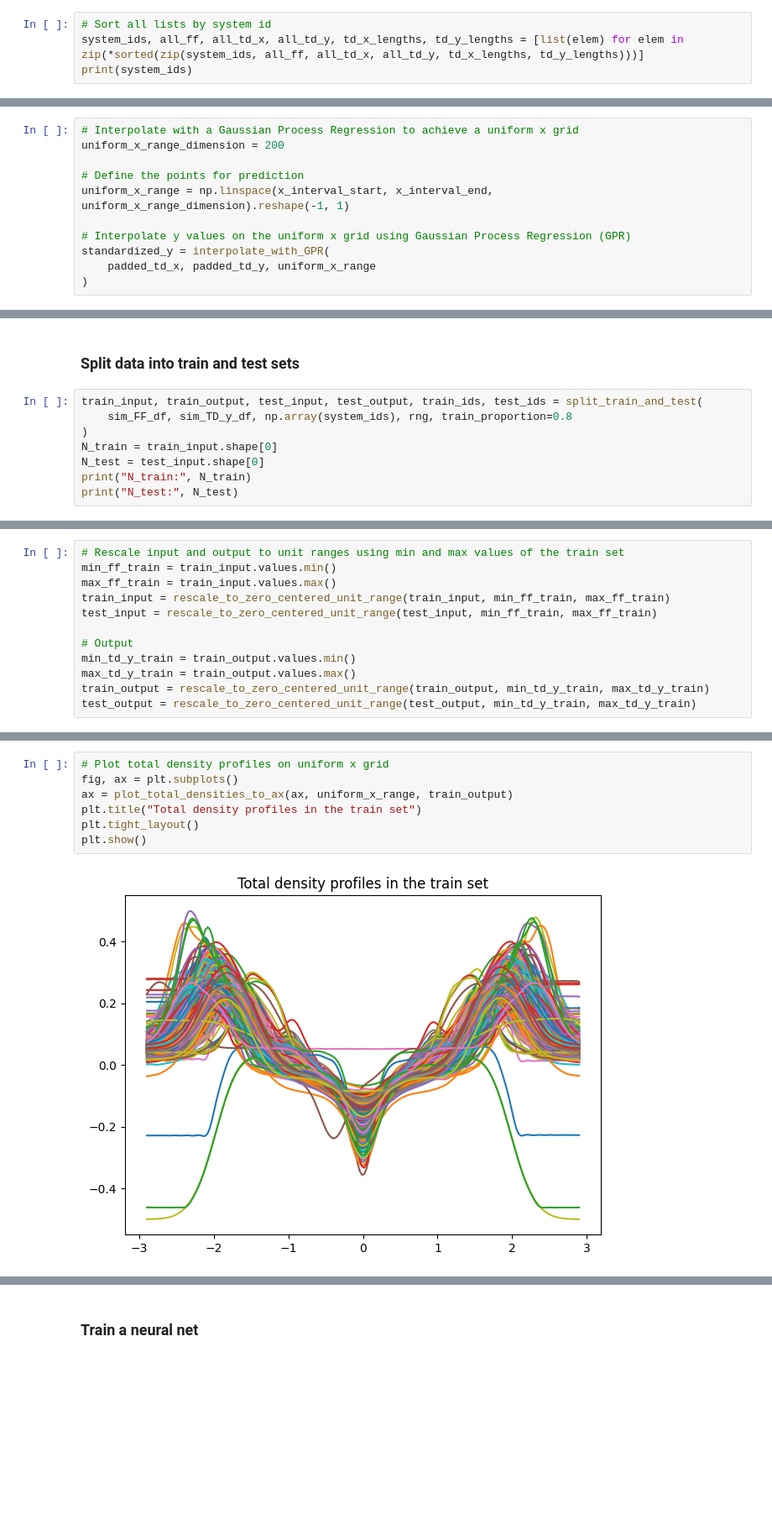
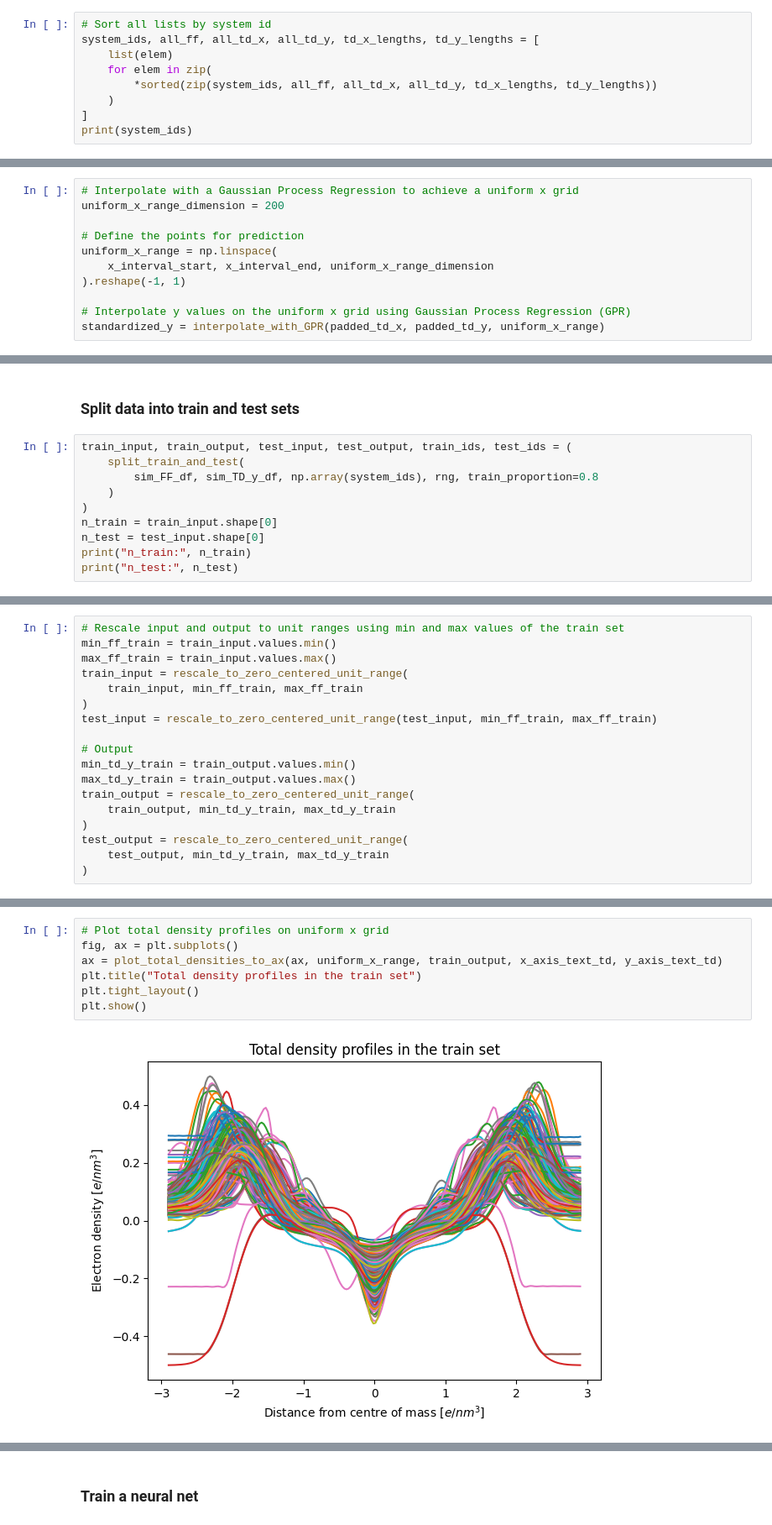
Before and after one commit to Simula-Consulting/NMRlipids, a Jupyter notebook: FormFactor_to_TotalDensity_model_training_walkthrough.ipynb, the cells around one changed output, grey strips where cells are left out. Shown at 84% size. Cells and saved outputs as stored; diff of their text form; blank space fills up the shorter version.

```diff
--- a/FormFactor_to_TotalDensity_model_training_walkthrough.ipynb
+++ b/FormFactor_to_TotalDensity_model_training_walkthrough.ipynb
@@ -126,7 +136,12 @@ print("Number of form factor and total density pairs:", N_experiments)
 Number of form factor and total density pairs: 774
 # %%
 # Sort all lists by system id
-system_ids, all_ff, all_td_x, all_td_y, td_x_lengths, td_y_lengths = [list(elem) for elem in zip(*sorted(zip(system_ids, all_ff, all_td_x, all_td_y, td_x_lengths, td_y_lengths)))]
+system_ids, all_ff, all_td_x, all_td_y, td_x_lengths, td_y_lengths = [
+    list(elem)
+    for elem in zip(
+        *sorted(zip(system_ids, all_ff, all_td_x, all_td_y, td_x_lengths, td_y_lengths))
+    )
+]
 print(system_ids)
 # %% [output]
 [2, 3, 4, 5, 6, 7, 8, 9, 10, 11, 12, 13, 14, 15, 16, 17, 18, 19, 20, 21, 22, 23, 24, 25, 26, 27, 30, 32, 33, 34, 35, 36, 37, 38, 39, 40, 41, 42, 43, 44, 45, 46, 47, 48, 49, 50, 51, 52, 53, 54, 55, 56, ...
@@ -281,12 +307,12 @@ A Gaussian Process Regression is used to interpolate (predict values between poi
 uniform_x_range_dimension = 200
 
 # Define the points for prediction
-uniform_x_range = np.linspace(x_interval_start, x_interval_end, uniform_x_range_dimension).reshape(-1, 1)
+uniform_x_range = np.linspace(
+    x_interval_start, x_interval_end, uniform_x_range_dimension
+).reshape(-1, 1)
 
 # Interpolate y values on the uniform x grid using Gaussian Process Regression (GPR)
-standardized_y = interpolate_with_GPR(
-    padded_td_x, padded_td_y, uniform_x_range
-)
+standardized_y = interpolate_with_GPR(padded_td_x, padded_td_y, uniform_x_range)
 # %% [markdown]
 Gather form factors and total densities in data frames.
 # %%
@@ -349,11 +375,13 @@ plt.show()
 # %% [markdown]
 ### Split data into train and test sets
 # %%
-train_input, train_output, test_input, test_output, train_ids, test_ids = split_train_and_test(
-    sim_FF_df, sim_TD_y_df, np.array(system_ids), rng, train_proportion=0.8
+train_input, train_output, test_input, test_output, train_ids, test_ids = (
+    split_train_and_test(
+        sim_FF_df, sim_TD_y_df, np.array(system_ids), rng, train_proportion=0.8
+    )
 )
-N_train = train_input.shape[0]
-N_test = test_input.shape[0]
-print("N_train:", N_train)
-print("N_test:", N_test)
+n_train = train_input.shape[0]
+n_test = test_input.shape[0]
+print("n_train:", n_train)
+print("n_test:", n_test)
 # %% [output]
@@ -363,14 +391,20 @@ N_test: 155
 # Rescale input and output to unit ranges using min and max values of the train set
 min_ff_train = train_input.values.min()
 max_ff_train = train_input.values.max()
-train_input = rescale_to_zero_centered_unit_range(train_input, min_ff_train, max_ff_train)
+train_input = rescale_to_zero_centered_unit_range(
+    train_input, min_ff_train, max_ff_train
+)
 test_input = rescale_to_zero_centered_unit_range(test_input, min_ff_train, max_ff_train)
 
 # Output
 min_td_y_train = train_output.values.min()
 max_td_y_train = train_output.values.max()
-train_output = rescale_to_zero_centered_unit_range(train_output, min_td_y_train, max_td_y_train)
-test_output = rescale_to_zero_centered_unit_range(test_output, min_td_y_train, max_td_y_train)
+train_output = rescale_to_zero_centered_unit_range(
+    train_output, min_td_y_train, max_td_y_train
+)
+test_output = rescale_to_zero_centered_unit_range(
+    test_output, min_td_y_train, max_td_y_train
+)
 # %%
 train_input
 # %% [output]
@@ -422,12 +456,12 @@ plt.show()
 # %%
 # Plot total density profiles on uniform x grid
 fig, ax = plt.subplots()
-ax = plot_total_densities_to_ax(ax, uniform_x_range, train_output)
+ax = plot_total_densities_to_ax(ax, uniform_x_range, train_output, x_axis_text_td, y_axis_text_td)
 plt.title("Total density profiles in the train set")
 plt.tight_layout()
 plt.show()
 # %% [output]
-[figure, old version]
+[figure, new version]
 # %%
 # Plot total density profiles on uniform x grid
 fig, ax = plt.subplots()
```
Also changed, not shown: parts of 28 cells of this notebook, 1 other file.
